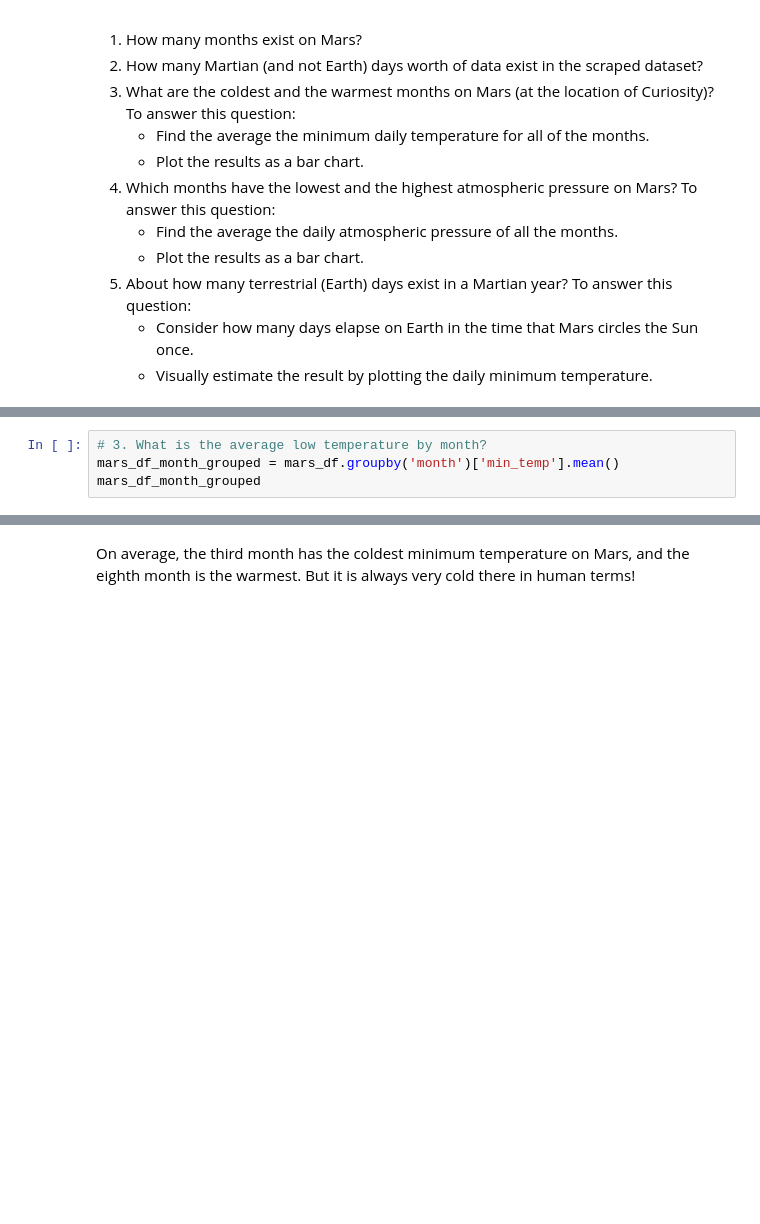
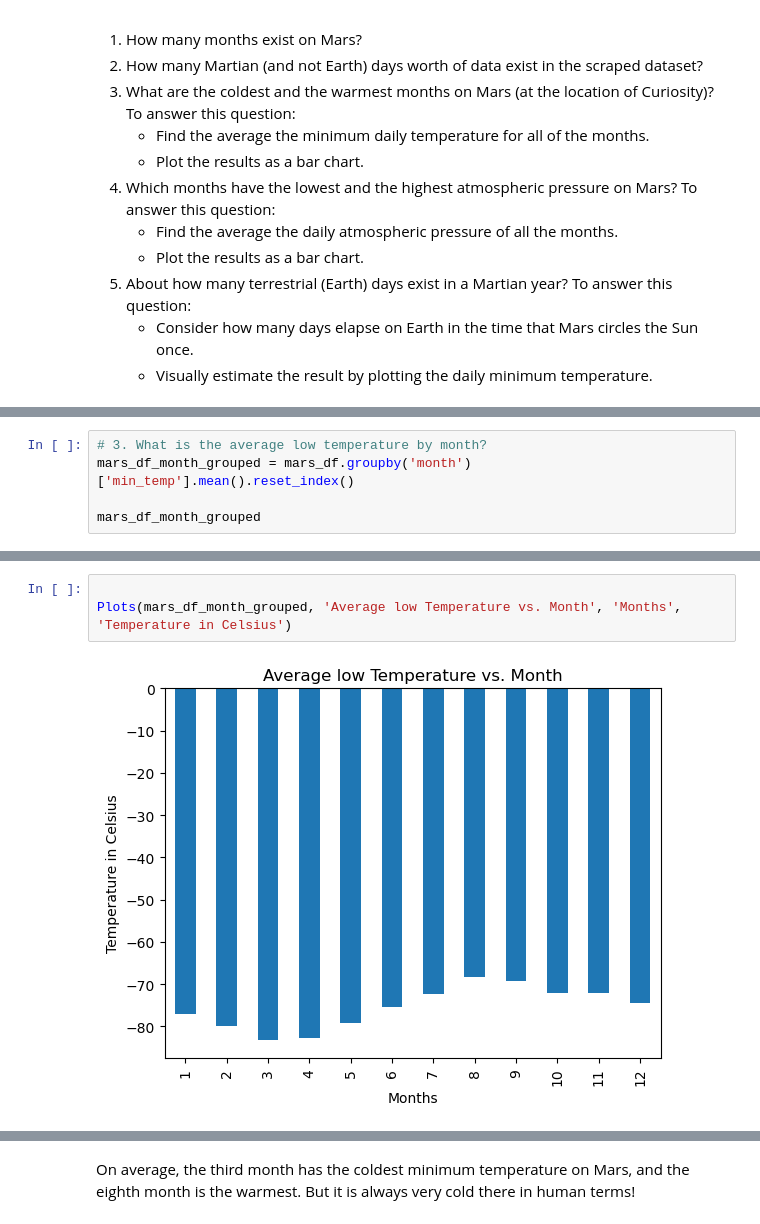
Before and after one commit to nabroo101/data_collection_challenge11, a Jupyter notebook: Starter_Code/part_2_mars_weather.ipynb, the cells around one changed output, grey strips where cells are left out. Saved outputs shown, nothing was run; the diff lists cells and outputs as text; blank space fills up the shorter version.

```diff
--- a/Starter_Code/part_2_mars_weather.ipynb
+++ b/Starter_Code/part_2_mars_weather.ipynb
@@ -200,5 +217,6 @@ mars_df.id.count()
 # %%
 # 3. What is the average low temperature by month?
-mars_df_month_grouped = mars_df.groupby('month')['min_temp'].mean()
+mars_df_month_grouped = mars_df.groupby('month')['min_temp'].mean().reset_index()
+
 mars_df_month_grouped
 # %% [output]
@@ -235,0 +244,5 @@ Name: min_temp, dtype: float64
+# %%
+
+Plots(mars_df_month_grouped, 'Average low Temperature vs. Month', 'Months', 'Temperature in Celsius')
+# %% [output]
+[figure, added]
```
Also changed, not shown: parts of 23 cells of this notebook, 1 other file.
